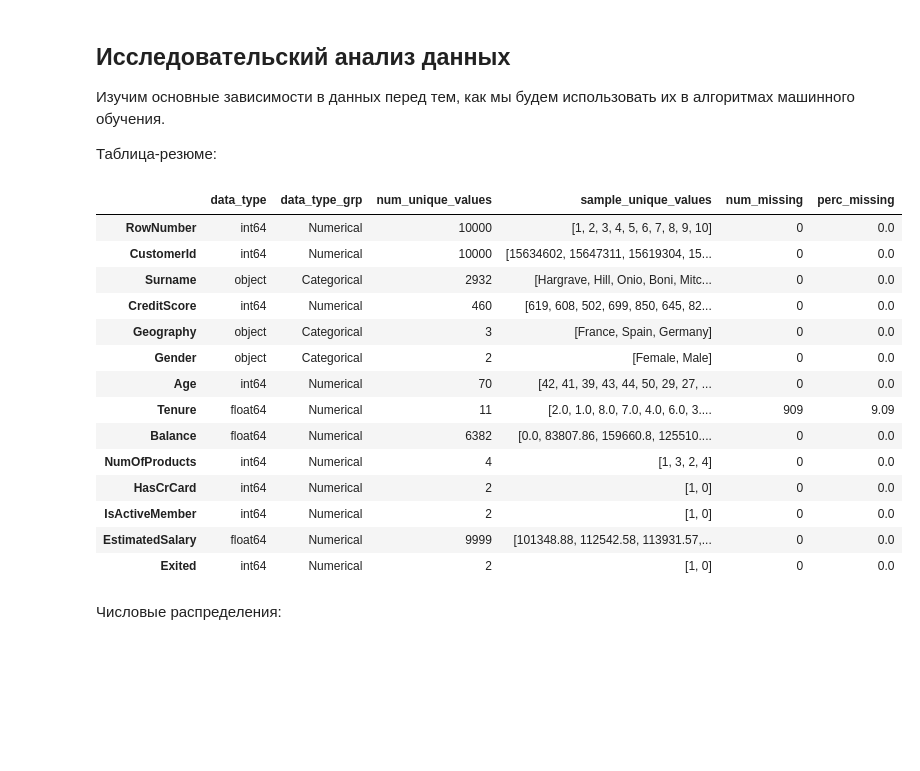
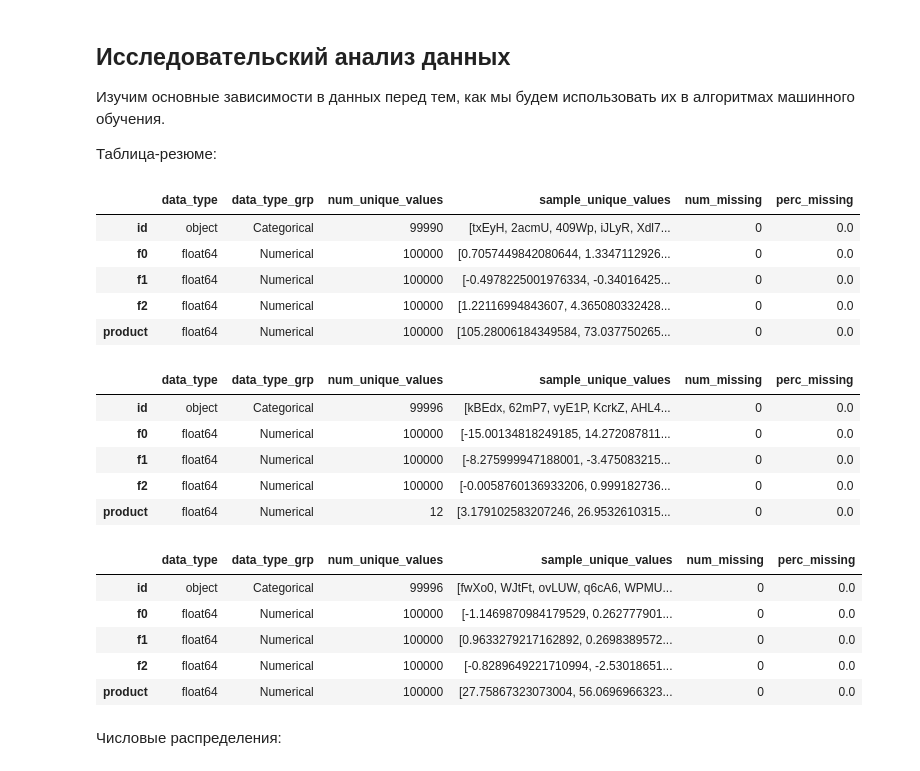
Before and after one commit to mskhmelik/yandex_data_science, a Jupyter notebook: Project_3/prj_oil_fields.ipynb, the cells around one changed output. Cells and saved outputs as stored; diff of their text form; code cells hidden in the pictures; blank space fills up the shorter version.

```diff
--- a/Project_3/prj_oil_fields.ipynb
+++ b/Project_3/prj_oil_fields.ipynb
@@ -74,24 +92,28 @@ except:
 Изучим основные зависимости в данных перед тем, как мы будем использовать их в алгоритмах машинного обучения.
 
 Таблица-резюме:
-# %%
-display(eda.df_info(raw_users))
-# %% [output]
-|  | data_type | data_type_grp | num_unique_values | sample_unique_values | num_missing | perc_missing |
-| RowNumber | int64 | Numerical | 10000 | [1, 2, 3, 4, 5, 6, 7, 8, 9, 10] | 0 | 0.0 |
-| CustomerId | int64 | Numerical | 10000 | [15634602, 15647311, 15619304, 15... | 0 | 0.0 |
-| Surname | object | Categorical | 2932 | [Hargrave, Hill, Onio, Boni, Mitc... | 0 | 0.0 |
-| CreditScore | int64 | Numerical | 460 | [619, 608, 502, 699, 850, 645, 82... | 0 | 0.0 |
-| Geography | object | Categorical | 3 | [France, Spain, Germany] | 0 | 0.0 |
-| Gender | object | Categorical | 2 | [Female, Male] | 0 | 0.0 |
-| Age | int64 | Numerical | 70 | [42, 41, 39, 43, 44, 50, 29, 27, ... | 0 | 0.0 |
-| Tenure | float64 | Numerical | 11 | [2.0, 1.0, 8.0, 7.0, 4.0, 6.0, 3.... | 909 | 9.09 |
-| Balance | float64 | Numerical | 6382 | [0.0, 83807.86, 159660.8, 125510.... | 0 | 0.0 |
-| NumOfProducts | int64 | Numerical | 4 | [1, 3, 2, 4] | 0 | 0.0 |
-| HasCrCard | int64 | Numerical | 2 | [1, 0] | 0 | 0.0 |
-| IsActiveMember | int64 | Numerical | 2 | [1, 0] | 0 | 0.0 |
-| EstimatedSalary | float64 | Numerical | 9999 | [101348.88, 112542.58, 113931.57,... | 0 | 0.0 |
-| Exited | int64 | Numerical | 2 | [1, 0] | 0 | 0.0 |
+# %%
+for file_name in FILE_NAMES:
+    display(eda.df_info(raw_oil[file_name]))
+# %% [output]
+|  | data_type | data_type_grp | num_unique_values | sample_unique_values | num_missing | perc_missing |
+| id | object | Categorical | 99990 | [txEyH, 2acmU, 409Wp, iJLyR, Xdl7... | 0 | 0.0 |
+| f0 | float64 | Numerical | 100000 | [0.7057449842080644, 1.3347112926... | 0 | 0.0 |
+| f1 | float64 | Numerical | 100000 | [-0.4978225001976334, -0.34016425... | 0 | 0.0 |
+| f2 | float64 | Numerical | 100000 | [1.22116994843607, 4.365080332428... | 0 | 0.0 |
+| product | float64 | Numerical | 100000 | [105.28006184349584, 73.037750265... | 0 | 0.0 |
+|  | data_type | data_type_grp | num_unique_values | sample_unique_values | num_missing | perc_missing |
+| id | object | Categorical | 99996 | [kBEdx, 62mP7, vyE1P, KcrkZ, AHL4... | 0 | 0.0 |
+| f0 | float64 | Numerical | 100000 | [-15.00134818249185, 14.272087811... | 0 | 0.0 |
+| f1 | float64 | Numerical | 100000 | [-8.275999947188001, -3.475083215... | 0 | 0.0 |
+| f2 | float64 | Numerical | 100000 | [-0.0058760136933206, 0.999182736... | 0 | 0.0 |
+| product | float64 | Numerical | 12 | [3.179102583207246, 26.9532610315... | 0 | 0.0 |
+|  | data_type | data_type_grp | num_unique_values | sample_unique_values | num_missing | perc_missing |
+| id | object | Categorical | 99996 | [fwXo0, WJtFt, ovLUW, q6cA6, WPMU... | 0 | 0.0 |
+| f0 | float64 | Numerical | 100000 | [-1.1469870984179529, 0.262777901... | 0 | 0.0 |
+| f1 | float64 | Numerical | 100000 | [0.9633279217162892, 0.2698389572... | 0 | 0.0 |
+| f2 | float64 | Numerical | 100000 | [-0.8289649221710994, -2.53018651... | 0 | 0.0 |
+| product | float64 | Numerical | 100000 | [27.75867323073004, 56.0696966323... | 0 | 0.0 |
 # %% [markdown]
 Числовые распределения:
 # %%
```
Also changed, not shown: parts of 7 cells of this notebook.
